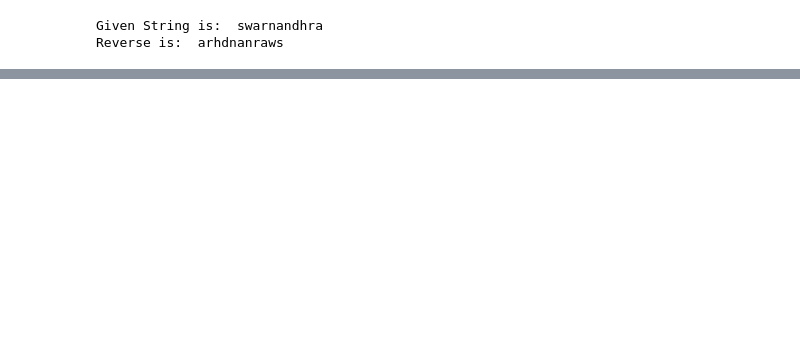
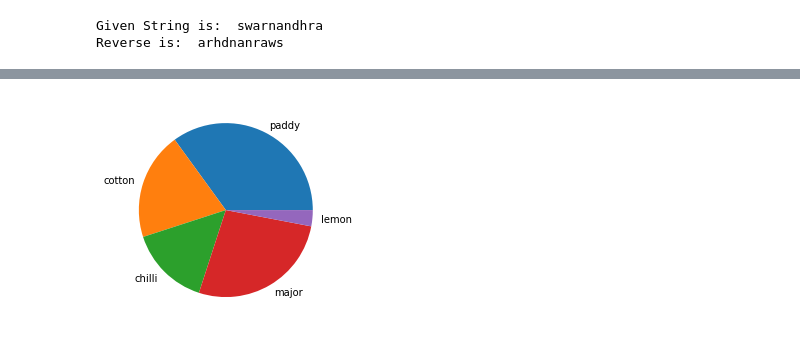
Before and after one commit to sruthipuvvada/Python-Lab, a Jupyter notebook: 19A21B0552_Python_Programming_Lab.ipynb, the cells around one changed output, grey strips where cells are left out. Saved outputs shown, nothing was run; the diff lists cells and outputs as text; code cells hidden in the pictures; blank space fills up the shorter version.

```diff
--- a/19A21B0552_Python_Programming_Lab.ipynb
+++ b/19A21B0552_Python_Programming_Lab.ipynb
@@ -880,0 +1380,7 @@ Reverse is:  arhdnanraws
+# %%
+x=np.array([35,20,15,27,3])
+mylabel=['paddy','cotton','chilli','major','lemon']
+mtp.pie(x,labels=mylabel)
+mtp.show()
+# %% [output]
+[figure, added]
```
Also changed, not shown: parts of 80 cells of this notebook.
